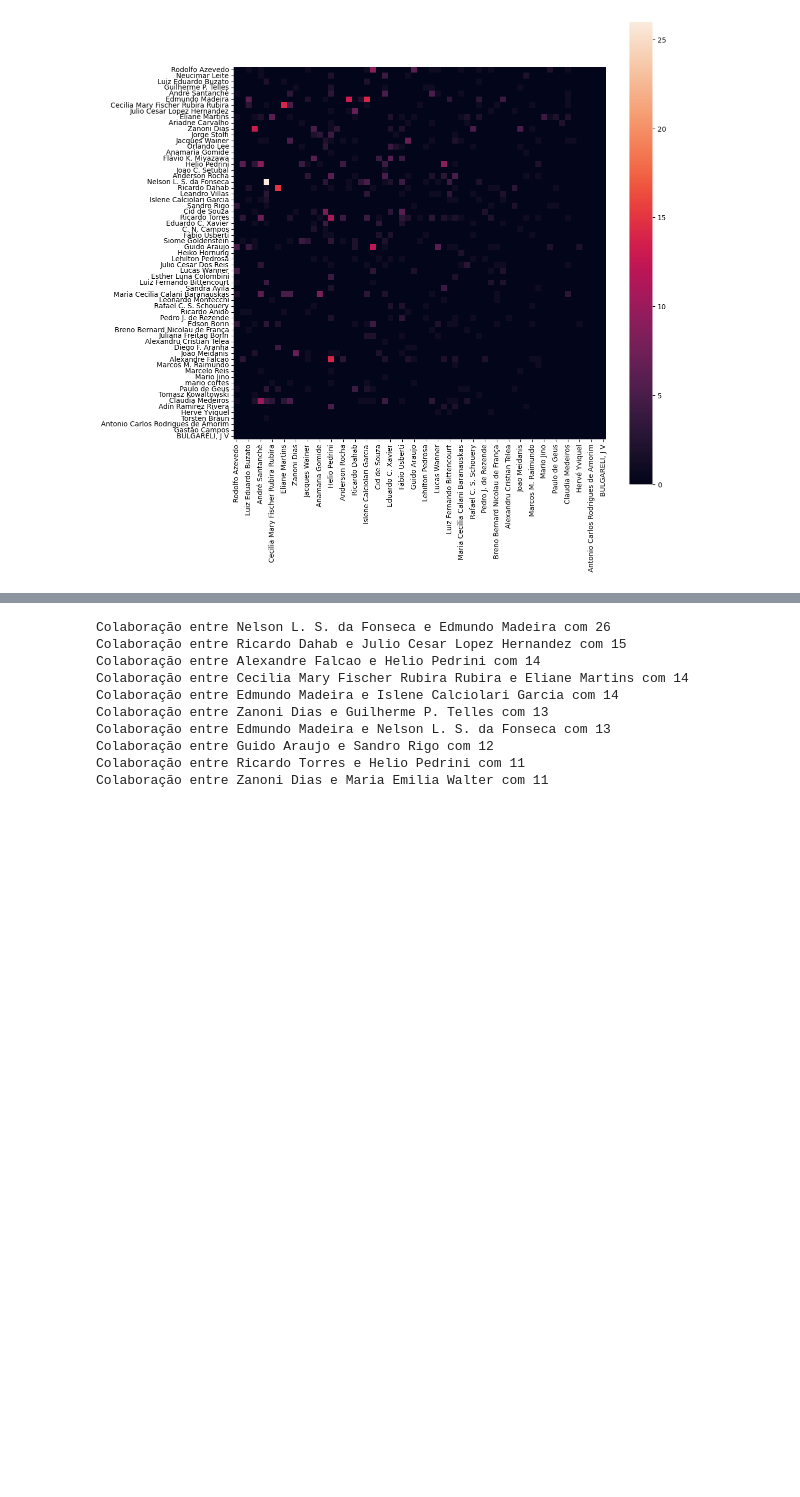
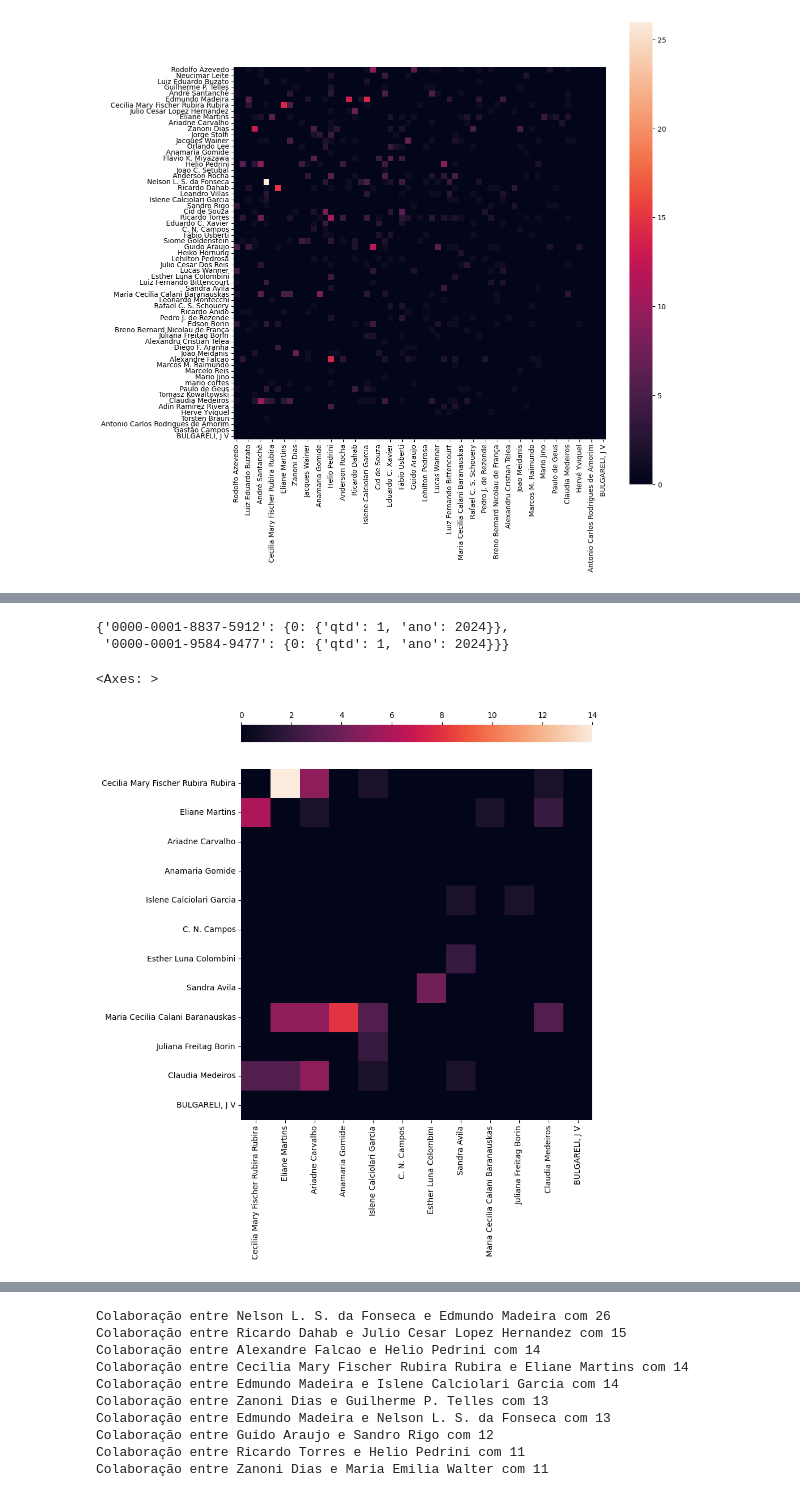
Before and after one commit to gondimjoaom/mo412-projetofinal, a Jupyter notebook: graph_all.ipynb, the cells around one changed output, grey strips where cells are left out. Saved outputs shown, nothing was run; the diff lists cells and outputs as text; code cells hidden in the pictures; blank space fills up the shorter version.

```diff
--- a/graph_all.ipynb
+++ b/graph_all.ipynb
@@ -380 +357,13 @@ nodes_unicamp_fem
  'BULGARELI, J V']
+# %%
+colabs
+# %% [output]
+{'0000-0001-8837-5912': {0: {'qtd': 1, 'ano': 2024}},
+ '0000-0001-9584-9477': {0: {'qtd': 1, 'ano': 2024}}}
+# %%
+fig, ax = plt.subplots(figsize=(8,12))
+
+sns.heatmap(colabs.loc[nodes_unicamp_fem, nodes_unicamp_fem], square=True,cbar_kws={"location": "top"})
+# %% [output]
+<Axes: >
+[figure, added]
```
Also changed, not shown: parts of 15 cells of this notebook.
